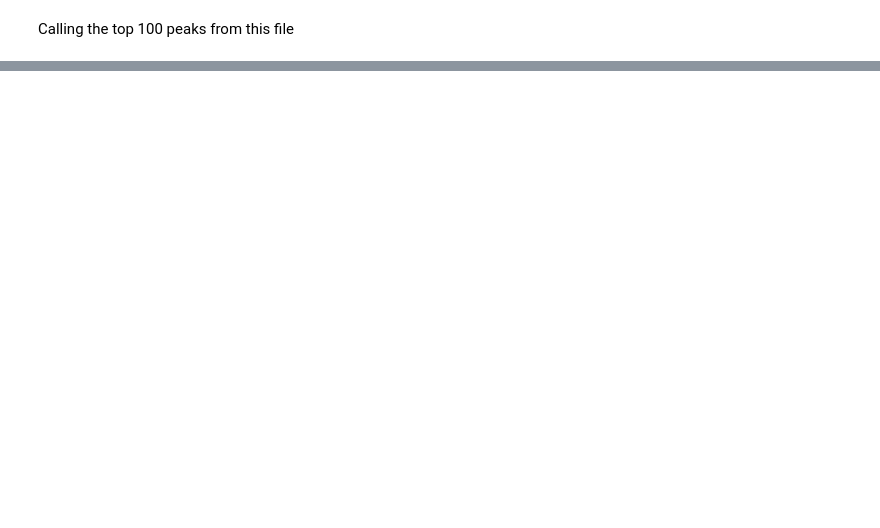
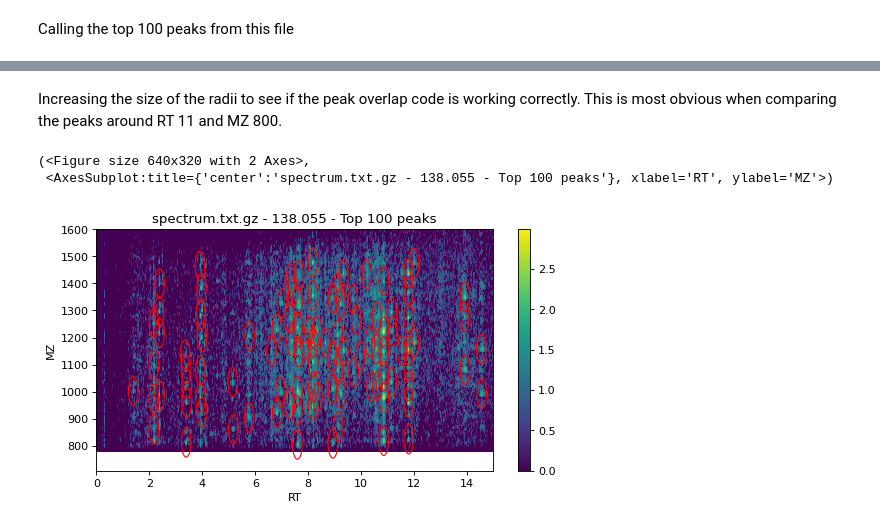
Before and after one commit to ehwmatt/OxoScan-MS, a Jupyter notebook: example_analysis.ipynb, the cells around one changed output, grey strips where cells are left out. Cells and saved outputs as stored; diff of their text form; code cells hidden in the pictures; blank space fills up the shorter version.

```diff
--- a/example_analysis.ipynb
+++ b/example_analysis.ipynb
@@ -80,0 +83,30 @@ glycoproteomics.plotting.plot_ion_matrix_with_peaks(
+# %% [markdown]
+Increasing the size of the radii to see if the peak overlap code is working correctly. This is most obvious when comparing the peaks around RT 11 and MZ 800.
+# %%
+x_radius = rt_x_bin_size * 9.0
+y_radius = mz_y_bin_size * 27.0
+
+peaks = glycoproteomics.peaks.find(
+    ion_matrix,
+    x_label,
+    y_label,
+    top_N_peaks,
+    x_radius,
+    y_radius
+)
+
+glycoproteomics.plotting.plot_ion_matrix_with_peaks(
+    ion_matrix,
+    x_label,
+    y_label,
+    peaks,
+    x_radius,
+    y_radius,
+    "spectrum.txt.gz - " + ion + " - Top {} peaks".format(top_N_peaks),
+    figure_size,
+    dpi
+)
+# %% [output]
+(<Figure size 640x320 with 2 Axes>,
+ <AxesSubplot:title={'center':'spectrum.txt.gz - 138.055 - Top 100 peaks'}, xlabel='RT', ylabel='MZ'>)
+[figure, added]
```
Also changed, not shown: parts of 3 cells of this notebook.
